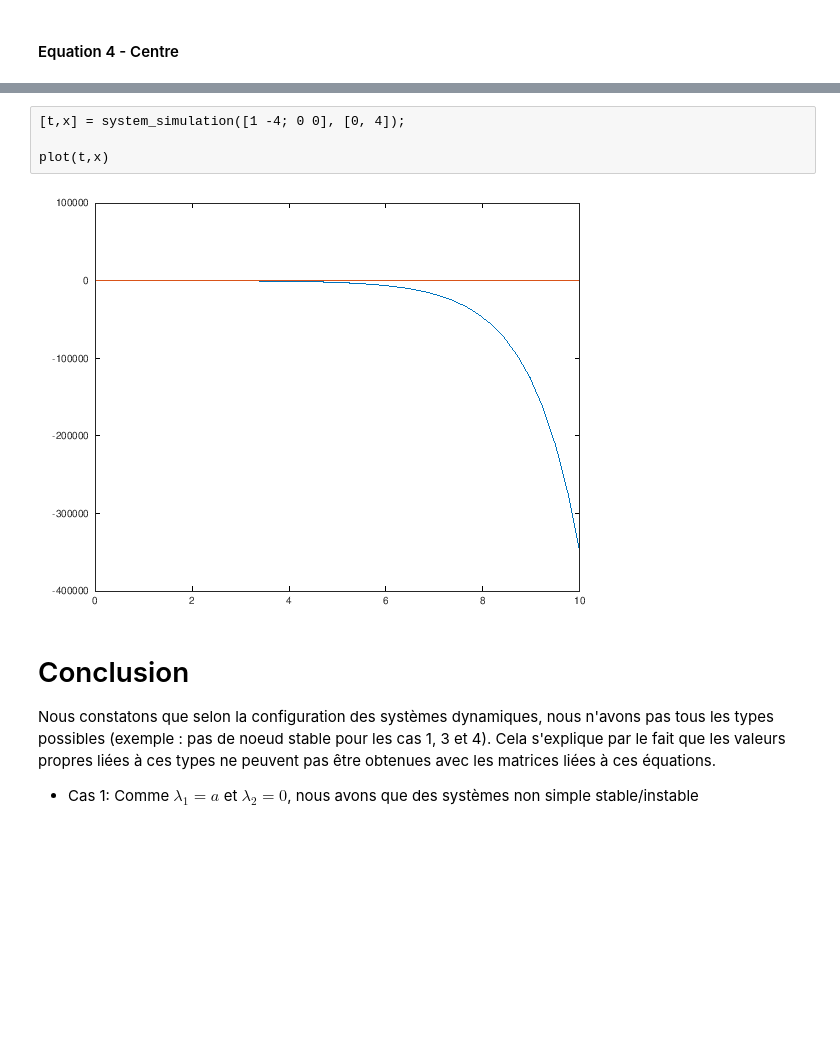
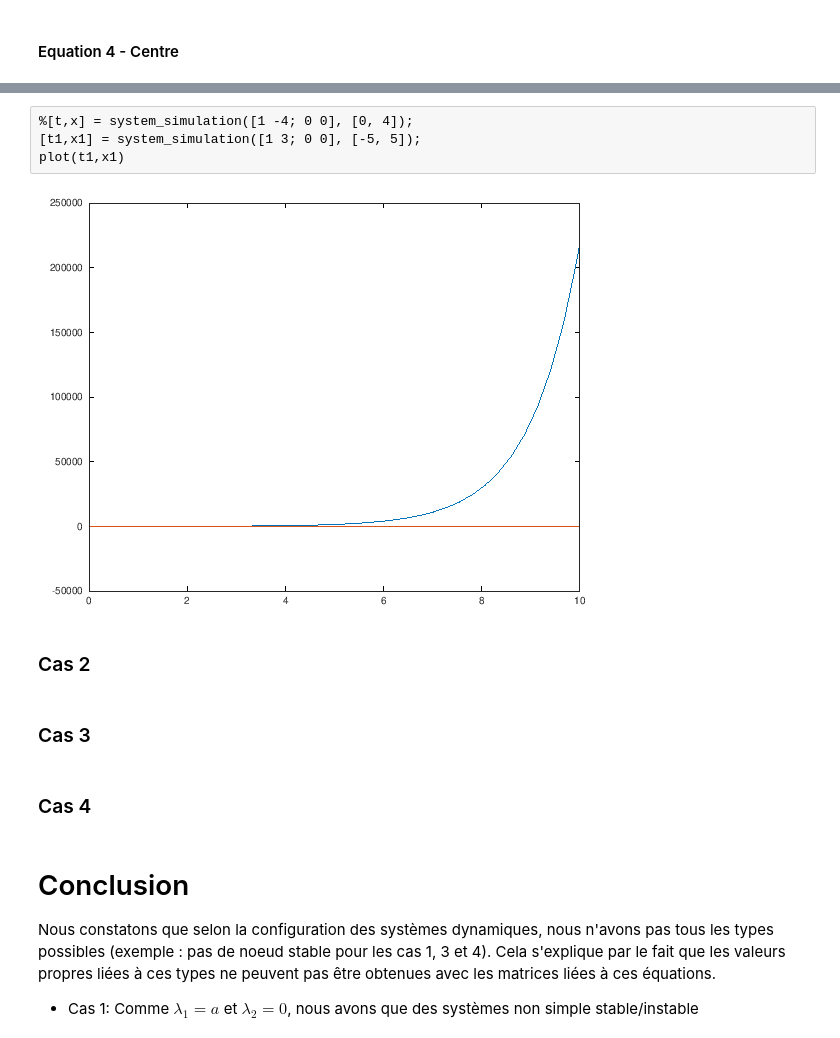
Before and after one commit to AlexandreHnf/Projet_ModSim, a Jupyter notebook: projet.ipynb, the cells around one changed output, grey strips where cells are left out. Drawn from its saved outputs; the diff is of its cells as text; blank space fills up the shorter version.

```diff
--- a/projet.ipynb
+++ b/projet.ipynb
@@ -450,9 +640,15 @@ plot_portrait_phase_complete([0 -1; 4 0]); %(-1, 4) cas 4, nous avons un centre
 # %%
-[t,x] = system_simulation([1 -4; 0 0], [0, 4]);
-
-plot(t,x)
+%[t,x] = system_simulation([1 -4; 0 0], [0, 4]);
+[t1,x1] = system_simulation([1 3; 0 0], [-5, 5]);
+plot(t1,x1)
 # %% [output]
-[figure, old version]
+[figure, new version]
+# %% [markdown]
+### Cas 2
+# %% [markdown]
+### Cas 3
+# %% [markdown]
+### Cas 4
 # %% [markdown]
 # Conclusion
 Nous constatons que selon la configuration des systèmes dynamiques, nous n'avons pas tous les types possibles (exemple : pas de noeud stable pour les cas 1, 3 et 4). Cela s'explique par le fait que les valeurs propres liées à ces types ne peuvent pas être obtenues avec les matrices liées à ces équations.
```
Also changed, not shown: parts of 15 cells of this notebook.
